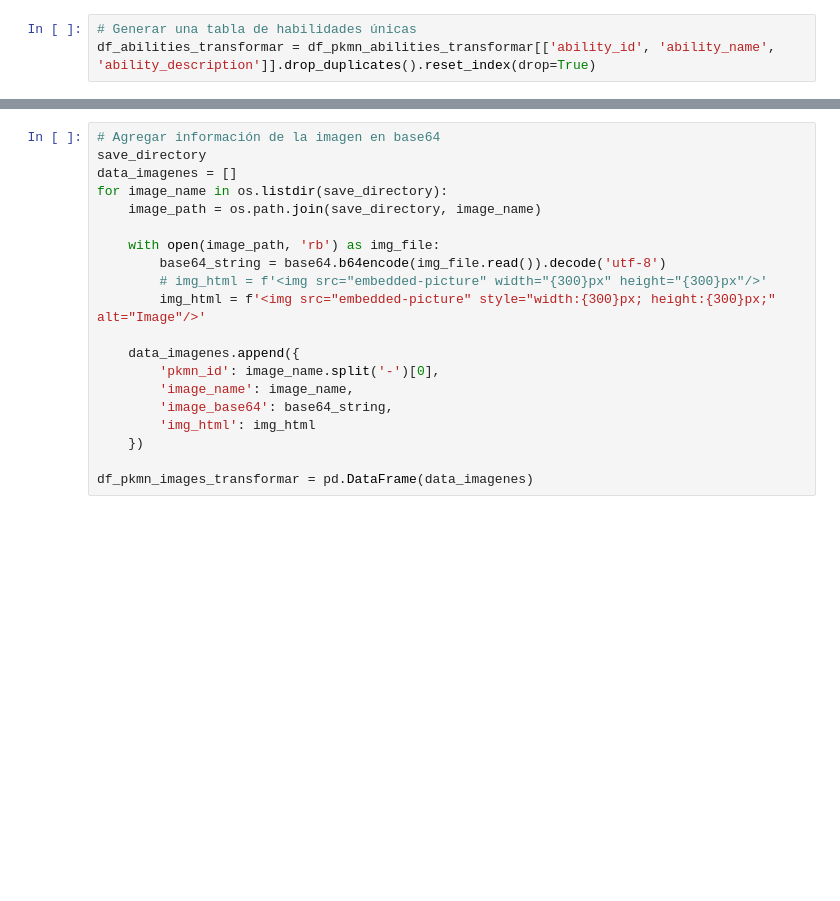
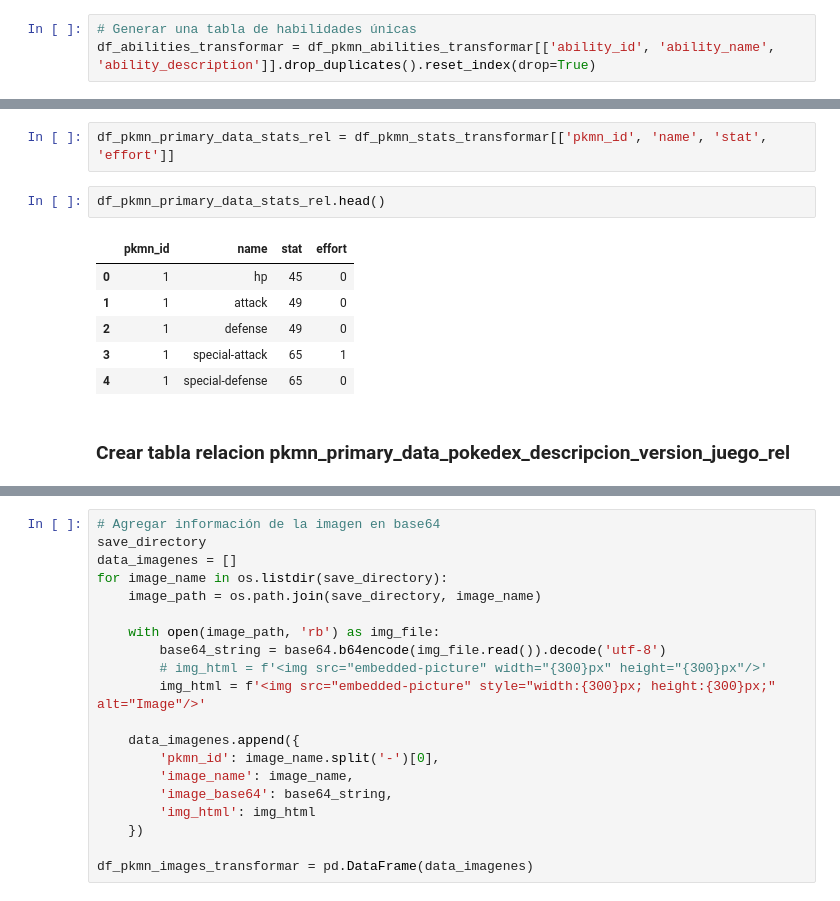
Before and after one commit to dolivera95/api_pokemon_analysis, a Jupyter notebook: analysis_pokemon.ipynb, the cells around one changed output, grey strips where cells are left out. Drawn from its saved outputs; the diff is of its cells as text; blank space fills up the shorter version.

```diff
--- a/analysis_pokemon.ipynb
+++ b/analysis_pokemon.ipynb
@@ -699,0 +766,13 @@ df_pkmn_abilities_rel_transformar = df_pkmn_abilities_rel_transformar[['pkmn_id'
+# %%
+df_pkmn_primary_data_stats_rel = df_pkmn_stats_transformar[['pkmn_id', 'name', 'stat', 'effort']]
+# %%
+df_pkmn_primary_data_stats_rel.head()
+# %% [output]
+|  | pkmn_id | name | stat | effort |
+| 0 | 1 | hp | 45 | 0 |
+| 1 | 1 | attack | 49 | 0 |
+| 2 | 1 | defense | 49 | 0 |
+| 3 | 1 | special-attack | 65 | 1 |
+| 4 | 1 | special-defense | 65 | 0 |
+# %% [markdown]
+### Crear tabla relacion  pkmn_primary_data_pokedex_descripcion_version_juego_rel
```
Also changed, not shown: parts of 39 cells of this notebook.
